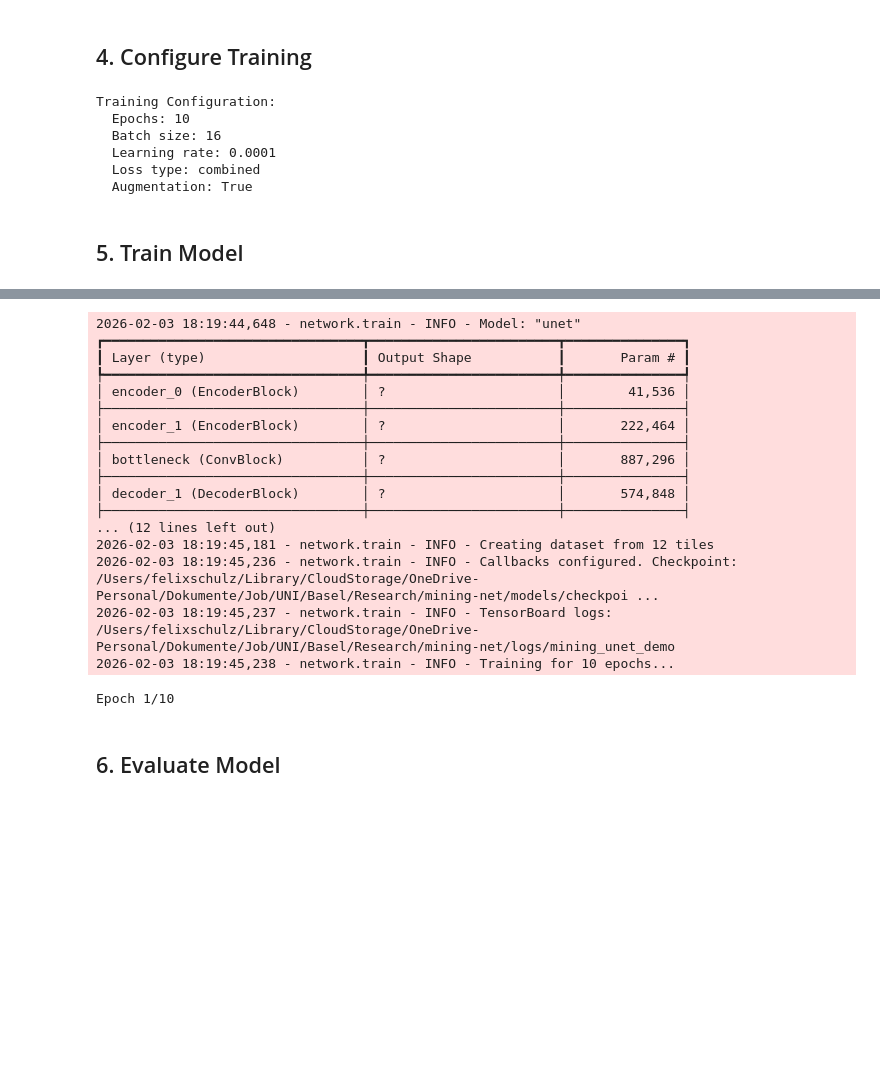
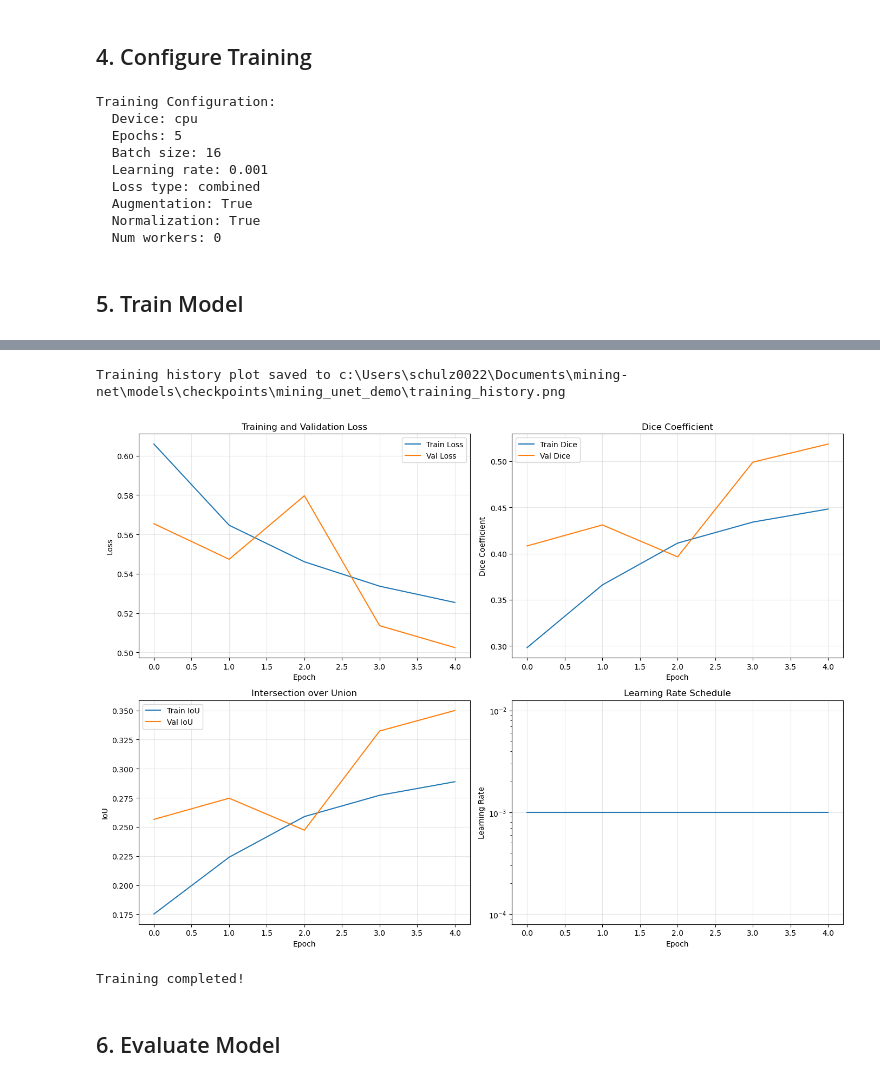
Before and after one commit to felixschulz385/mining-net, a Jupyter notebook: src/notebooks/unet_training_demo.ipynb, the cells around one changed output, grey strips where cells are left out. Saved outputs shown, nothing was run; the diff lists cells and outputs as text; code cells hidden in the pictures; blank space fills up the shorter version.

```diff
--- a/src/notebooks/unet_training_demo.ipynb
+++ b/src/notebooks/unet_training_demo.ipynb
@@ -154,40 +190,61 @@ Output range: [0.328, 0.996]
 config = NetworkConfig()
 
 # Adjust for quick testing (reduce for full training)
-config.EPOCHS = 10
+config.EPOCHS = 5
 config.BATCH_SIZE = 16
-config.EARLY_STOPPING_PATIENCE = 5
+config.EARLY_STOPPING_PATIENCE = 3
+config.NUM_WORKERS = 0  # Set to 0 for Jupyter notebooks
+config.PIN_MEMORY = False  # Set to False for Jupyter
 
 # Loss and augmentation
 config.LOSS_TYPE = 'combined'
 config.USE_AUGMENTATION = True
 
+# Device
+config.DEVICE = 'cuda' if torch.cuda.is_available() else 'cpu'
+
+# Input normalization (critical for convergence!)
+# Uses per-sample normalization by default
+# For best results, compute statistics first:
+#   band_means, band_stds = dataset.compute_normalization_stats(max_samples=500)
+#   config.BAND_MEANS = band_means
+#   config.BAND_STDS = band_stds
+config.NORMALIZE_INPUTS = True
+
 # Display configuration
 print("Training Configuration:")
+print(f"  Device: {config.DEVICE}")
 print(f"  Epochs: {config.EPOCHS}")
 print(f"  Batch size: {config.BATCH_SIZE}")
 print(f"  Learning rate: {config.LEARNING_RATE}")
 print(f"  Loss type: {config.LOSS_TYPE}")
 print(f"  Augmentation: {config.USE_AUGMENTATION}")
+print(f"  Normalization: {config.NORMALIZE_INPUTS}")
+print(f"  Num workers: {config.NUM_WORKERS}")
 # %% [output]
 Training Configuration:
-  Epochs: 10
+  Device: cpu
+  Epochs: 5
   Batch size: 16
-  Learning rate: 0.0001
+  Learning rate: 0.001
   Loss type: combined
   Augmentation: True
+  Normalization: True
+  Num workers: 0
 # %% [markdown]
 ## 5. Train Model
 # %%
 # Initialize trainer
 trainer = MiningSegmentationTrainer(network_config=config)
 
-# Train model (adjust filters as needed)
-history = trainer.train(
-    countries=['ISL'],
-    years=[2019],
-    run_name='mining_unet_demo'
-)
-
-print("\nTraining completed!")
+# Train model (adjust filters as needed for available data)
+# Using a small subset for this demo
+try:
+    history = trainer.train(
+        years=[2019],
+        run_name='mining_unet_demo'
+    )
+    print("\nTraining completed!")
+except Exception as e:
+    print(f"Training stopped (this is expected in a limited demo): {e}")
 # %% [output]
@@ -200,21 +268,6 @@ print("\nTraining completed!")
-2026-02-03 18:19:44,648 - network.train - INFO - Model: "unet"
-┏━━━━━━━━━━━━━━━━━━━━━━━━━━━━━━━━━┳━━━━━━━━━━━━━━━━━━━━━━━━┳━━━━━━━━━━━━━━━┓
-┃ Layer (type)                    ┃ Output Shape           ┃       Param # ┃
-┡━━━━━━━━━━━━━━━━━━━━━━━━━━━━━━━━━╇━━━━━━━━━━━━━━━━━━━━━━━━╇━━━━━━━━━━━━━━━┩
-│ encoder_0 (EncoderBlock)        │ ?                      │        41,536 │
-├─────────────────────────────────┼────────────────────────┼───────────────┤
-│ encoder_1 (EncoderBlock)        │ ?                      │       222,464 │
-├─────────────────────────────────┼────────────────────────┼───────────────┤
-│ bottleneck (ConvBlock)          │ ?                      │       887,296 │
-├─────────────────────────────────┼────────────────────────┼───────────────┤
-│ decoder_1 (DecoderBlock)        │ ?                      │       574,848 │
-├─────────────────────────────────┼────────────────────────┼───────────────┤
-... (12 lines left out)
-2026-02-03 18:19:45,181 - network.train - INFO - Creating dataset from 12 tiles
-2026-02-03 18:19:45,236 - network.train - INFO - Callbacks configured. Checkpoint: /Users/felixschulz/Library/CloudStorage/OneDrive-Personal/Dokumente/Job/UNI/Basel/Research/mining-net/models/checkpoi ...
-2026-02-03 18:19:45,237 - network.train - INFO - TensorBoard logs: /Users/felixschulz/Library/CloudStorage/OneDrive-Personal/Dokumente/Job/UNI/Basel/Research/mining-net/logs/mining_unet_demo
-2026-02-03 18:19:45,238 - network.train - INFO - Training for 10 epochs...
+Training history plot saved to c:\Users\schulz0022\Documents\mining-net\models\checkpoints\mining_unet_demo\training_history.png
+[figure, added]
-Epoch 1/10
+Training completed!
 # %% [markdown]
 ## 6. Evaluate Model
 # %%
```
Also changed, not shown: parts of 12 cells of this notebook, 8 other files.
